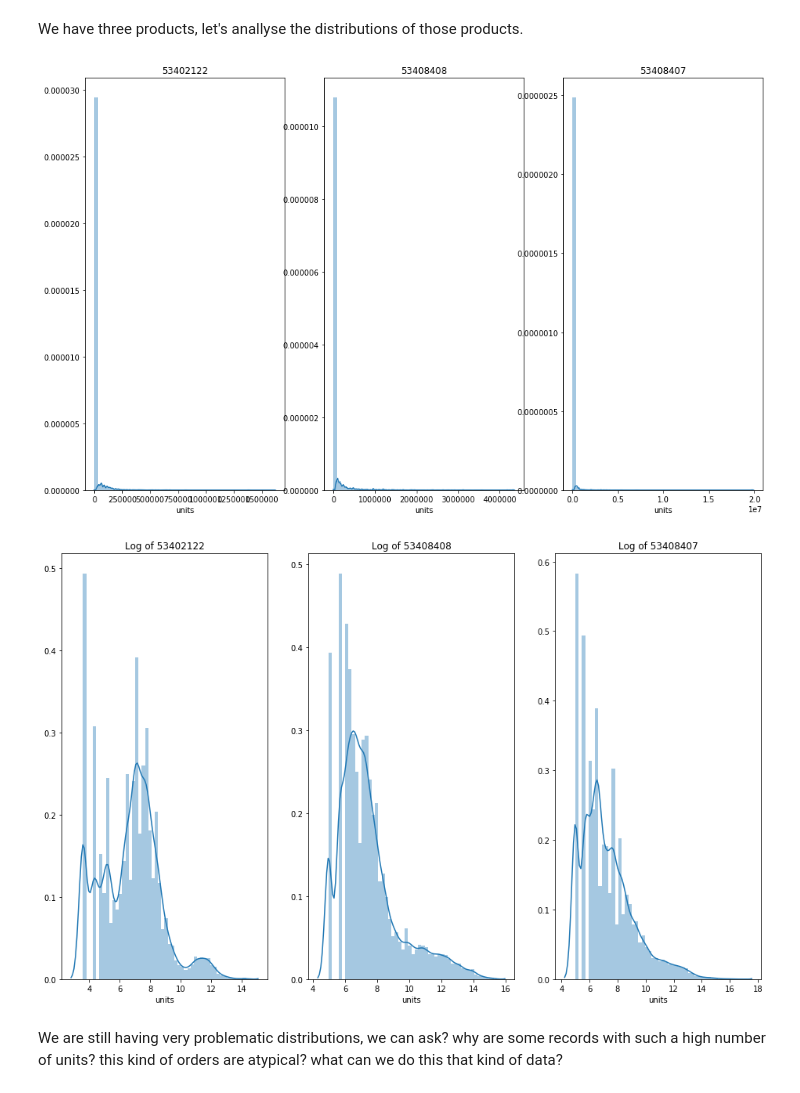
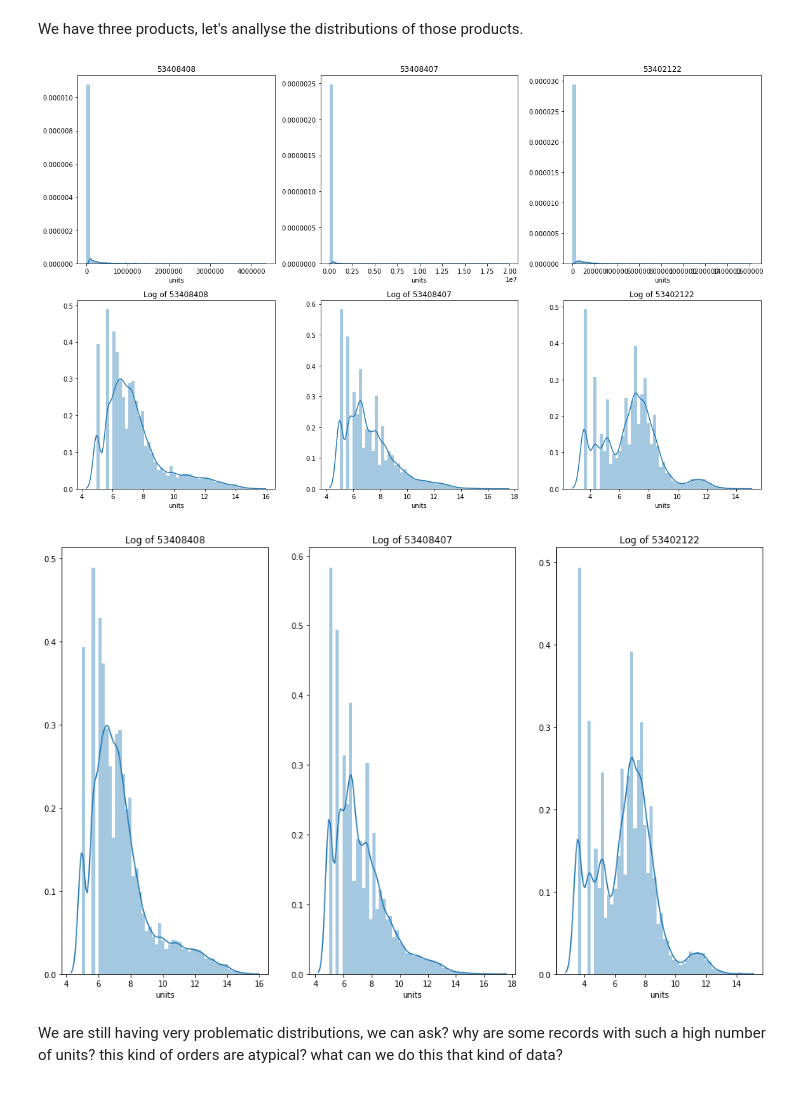
Before and after one commit to juanprq/final-project, a Jupyter notebook: prediction-analysis.ipynb, the cells around one changed output. Cells and saved outputs as stored; diff of their text form; code cells hidden in the pictures.

```diff
--- a/prediction-analysis.ipynb
+++ b/prediction-analysis.ipynb
@@ -76,18 +76,25 @@ interesting_products
 We have three products, let's anallyse the distributions of those products.
 # %%
 plt.figure(figsize=(16, 10))
+
 for index, product_id in enumerate(interesting_products):
-    plt.subplot(1, 3, index + 1)
+    plt.subplot(2, 3, index + 1)
     sns.distplot(snacks_df[snacks_df['product_id'] == product_id]['units']).set_title(product_id)
+
+for index, product_id in enumerate(interesting_products):
+    plt.subplot(2, 3, index + 4)
+    sns.distplot(np.log(snacks_df[snacks_df['product_id'] == product_id]['units'])).set_title(f"Log of {product_id}")
+
+plt.tight_layout()
 # %% [output]
-[figure, old version]
+[figure, new version]
 # %%
 plt.figure(figsize=(16, 10))
 for index, product_id in enumerate(interesting_products):
     plt.subplot(1, 3, index + 1)
     sns.distplot(np.log(snacks_df[snacks_df['product_id'] == product_id]['units'])).set_title(f"Log of {product_id}")
 # %% [output]
-[figure, old version]
+[figure, new version]
 # %% [markdown]
 We are still having very problematic distributions, we can ask? why are some records with such a high number of units? this kind of orders are atypical? what can we do this that kind of data?
 # %%
```
Also changed, not shown: parts of 15 cells of this notebook, 2 other files.
